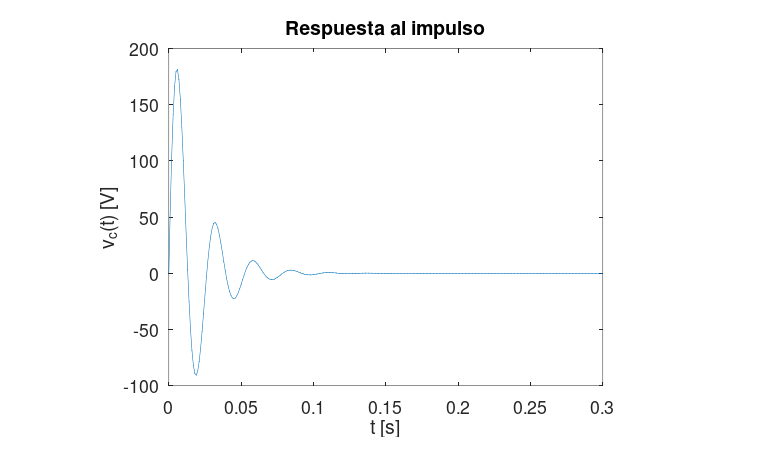
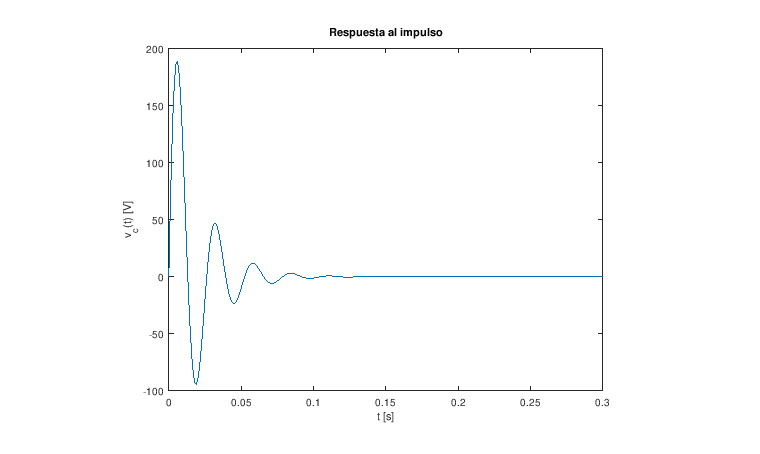
Before and after one commit to LuisGerardo2204/senales_sistemas, a Jupyter notebook: _build/jupyter_execute/respuesta_impulso.ipynb, the cells around one changed output. Saved outputs shown, nothing was run; the diff lists cells and outputs as text; code cells hidden in the pictures.

```diff
--- a/_build/jupyter_execute/respuesta_impulso.ipynb
+++ b/_build/jupyter_execute/respuesta_impulso.ipynb
@@ -136,18 +136,19 @@ La gráfica de la respuesta al impulso del sistema se puede obtener en MATLAB co
 # %%
 clear
 close all
 
+
 t=[0:0.001:0.3];
 
-ht=(251.2958*sin(239.58*t)).*exp(-52.98*t);
+ht=(261.7287*sin(239.58*t)).*exp(-52.98*t);
 
 plot(t,ht)
+set(gcf,'Visible','on')
 title("Respuesta al impulso")
 xlabel("t [s]")
 ylabel("v_c(t) [V]")
-set(gca,'fontsize',30);
 # %% [output]
-[figure, old version]
+[figure, new version]
 # %% [markdown]
 En este caso, tambien se puede obtener una generalización de la respuesta al impulso, ante cambios en alguno de los parámetros del sistema R, L o C dado que la estructura es la misma.
 
```
Also changed, not shown: parts of 3 cells of this notebook, 40 other files.
